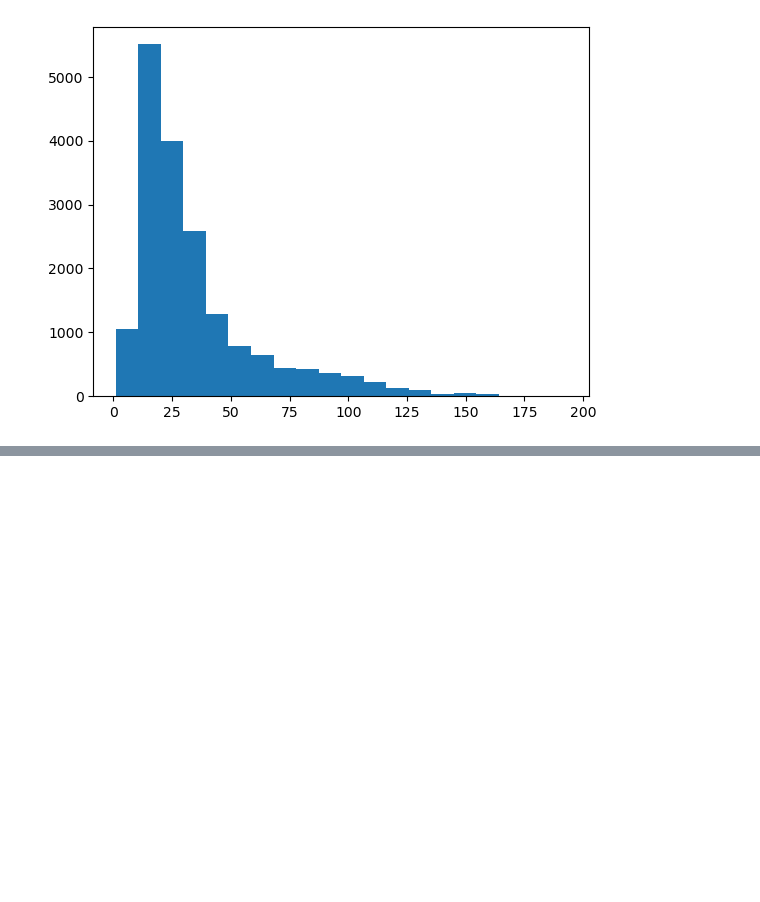
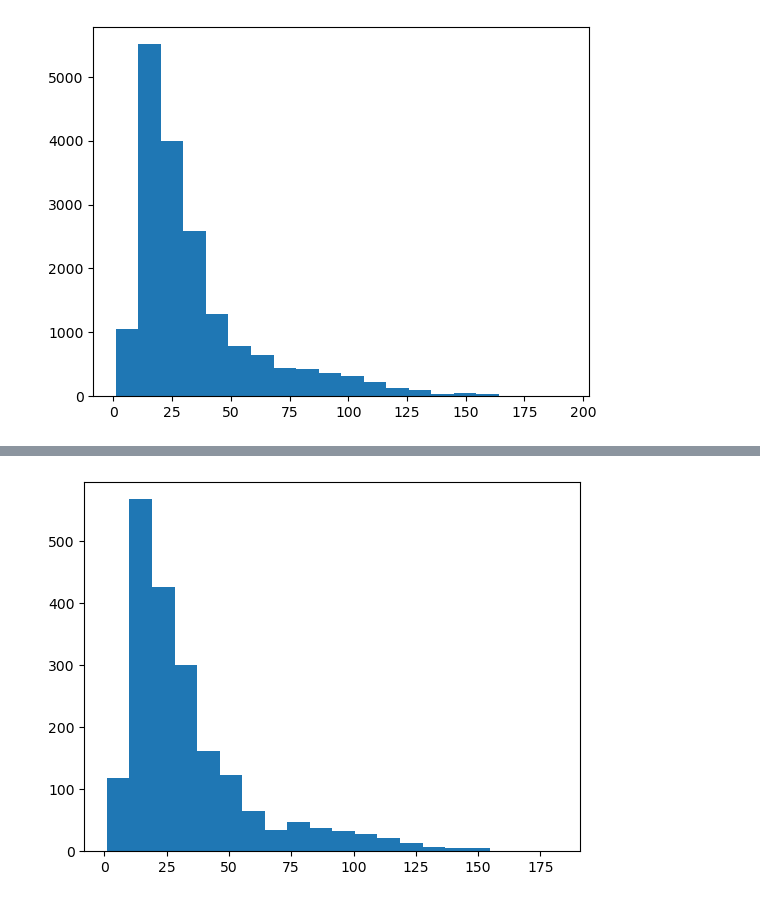
Before and after one commit to dukenguyenxyz/synth_detectives, a Jupyter notebook: src/eda.ipynb, the cells around one changed output, grey strips where cells are left out. Cells and saved outputs as stored; diff of their text form; code cells hidden in the pictures; blank space fills up the shorter version.

```diff
--- a/src/eda.ipynb
+++ b/src/eda.ipynb
@@ -9,3 +11,4 @@ import matplotlib.pyplot as plt
 train_dataset = load_dataset('../dataset/training.json', test=True)
 val_dataset = load_dataset('../dataset/validation_data.json', test=False)
 train_dataset['word_count'] = train_dataset.apply(get_text_len, axis=1)
+val_dataset['word_count'] = val_dataset.apply(get_text_len, axis=1)
@@ -50,0 +106,5 @@ plot_word_cloud(train_dataset)
+# %%
+plt.hist(val_dataset['word_count'], bins = 20)
+plt.show()
+# %% [output]
+[figure, added]
```
Also changed, not shown: parts of 14 cells of this notebook.
